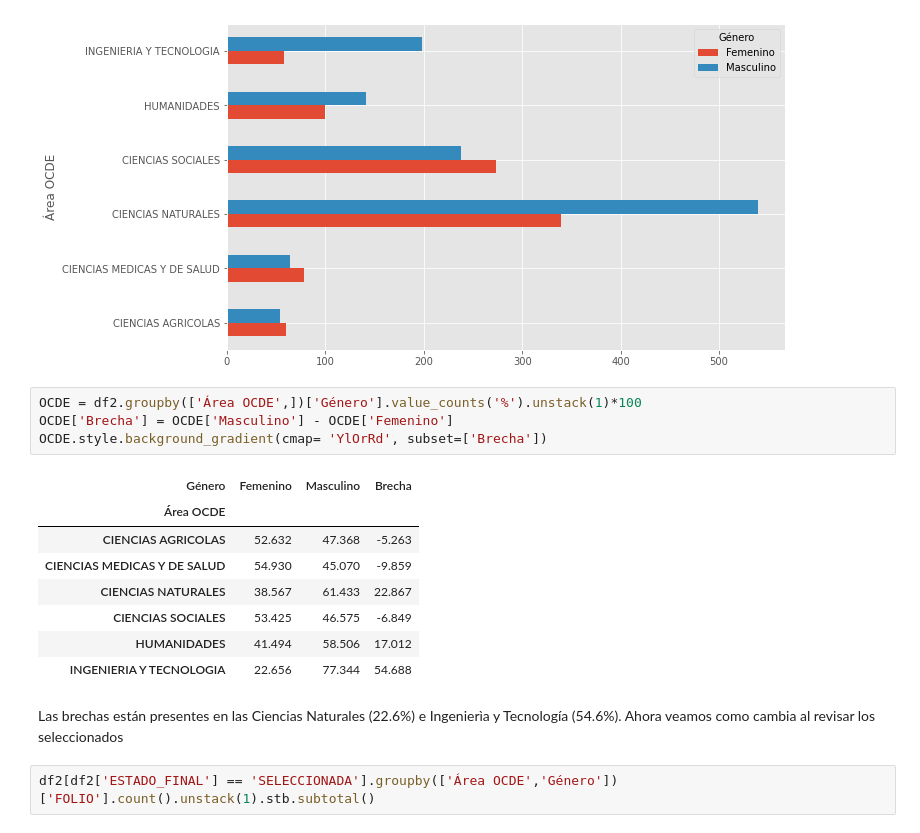
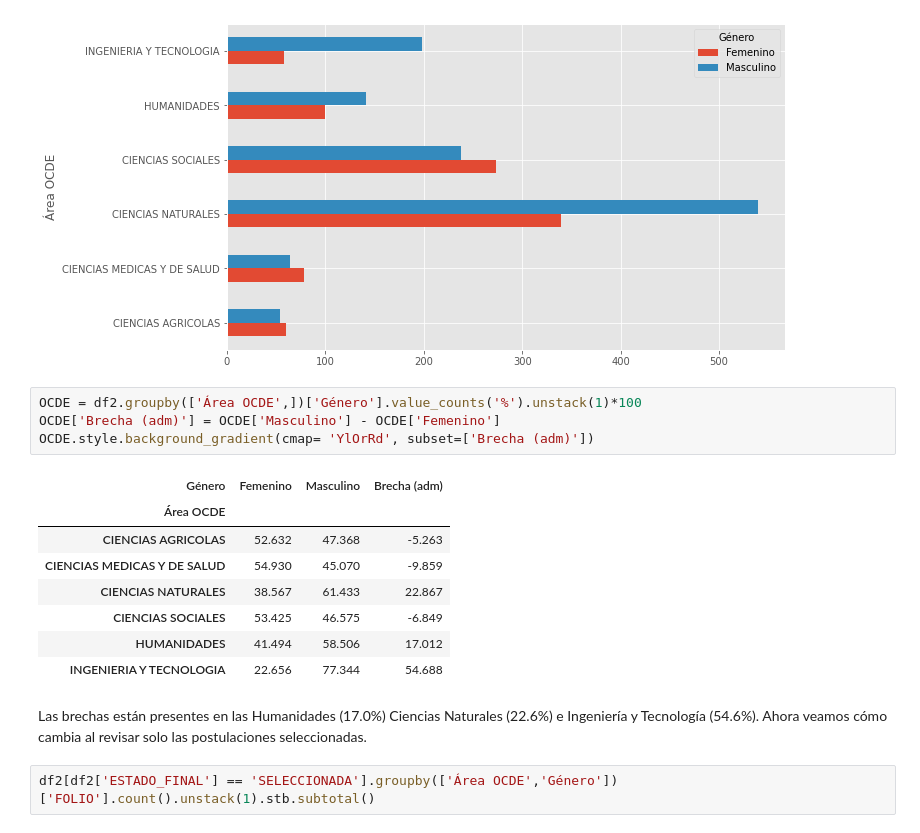
Before and after one commit to alvafox/Concursos-2023-Analisis-de-Adjudicacion-Paritaria-, a Jupyter notebook: Doctorado_Nacional_2023.ipynb, the cells around one changed output. Cells and saved outputs as stored; diff of their text form.

```diff
--- a/Doctorado_Nacional_2023.ipynb
+++ b/Doctorado_Nacional_2023.ipynb
@@ -613,10 +627,10 @@ df2.groupby(['Área OCDE','Género'])['FOLIO'].count().unstack(1).plot(kind='bar
 [figure]
 # %%
 OCDE = df2.groupby(['Área OCDE',])['Género'].value_counts('%').unstack(1)*100
-OCDE['Brecha'] = OCDE['Masculino'] - OCDE['Femenino']
-OCDE.style.background_gradient(cmap= 'YlOrRd', subset=['Brecha'])
+OCDE['Brecha (adm)'] = OCDE['Masculino'] - OCDE['Femenino']
+OCDE.style.background_gradient(cmap= 'YlOrRd', subset=['Brecha (adm)'])
 # %% [output]
-| Género | Femenino | Masculino | Brecha |
+| Género | Femenino | Masculino | Brecha (adm) |
 | Área OCDE |  |  |  |
 | CIENCIAS AGRICOLAS | 52.632 | 47.368 | -5.263 |
 | CIENCIAS MEDICAS Y DE SALUD | 54.930 | 45.070 | -9.859 |
@@ -625,7 +639,7 @@ OCDE.style.background_gradient(cmap= 'YlOrRd', subset=['Brecha'])
 | HUMANIDADES | 41.494 | 58.506 | 17.012 |
 | INGENIERIA Y TECNOLOGIA | 22.656 | 77.344 | 54.688 |
 # %% [markdown]
-Las brechas están presentes en las Ciencias Naturales (22.6%) e Ingenierìa y Tecnología (54.6%). Ahora veamos como cambia al revisar los seleccionados
+Las brechas están presentes en las Humanidades (17.0%) Ciencias Naturales (22.6%) e Ingeniería y Tecnología (54.6%). Ahora veamos cómo cambia al revisar solo las postulaciones seleccionadas.
 # %%
 df2[df2['ESTADO_FINAL'] == 'SELECCIONADA'].groupby(['Área OCDE','Género'])['FOLIO'].count().unstack(1).stb.subtotal()
 # %% [output]
```
Also changed, not shown: parts of 4 cells of this notebook.
